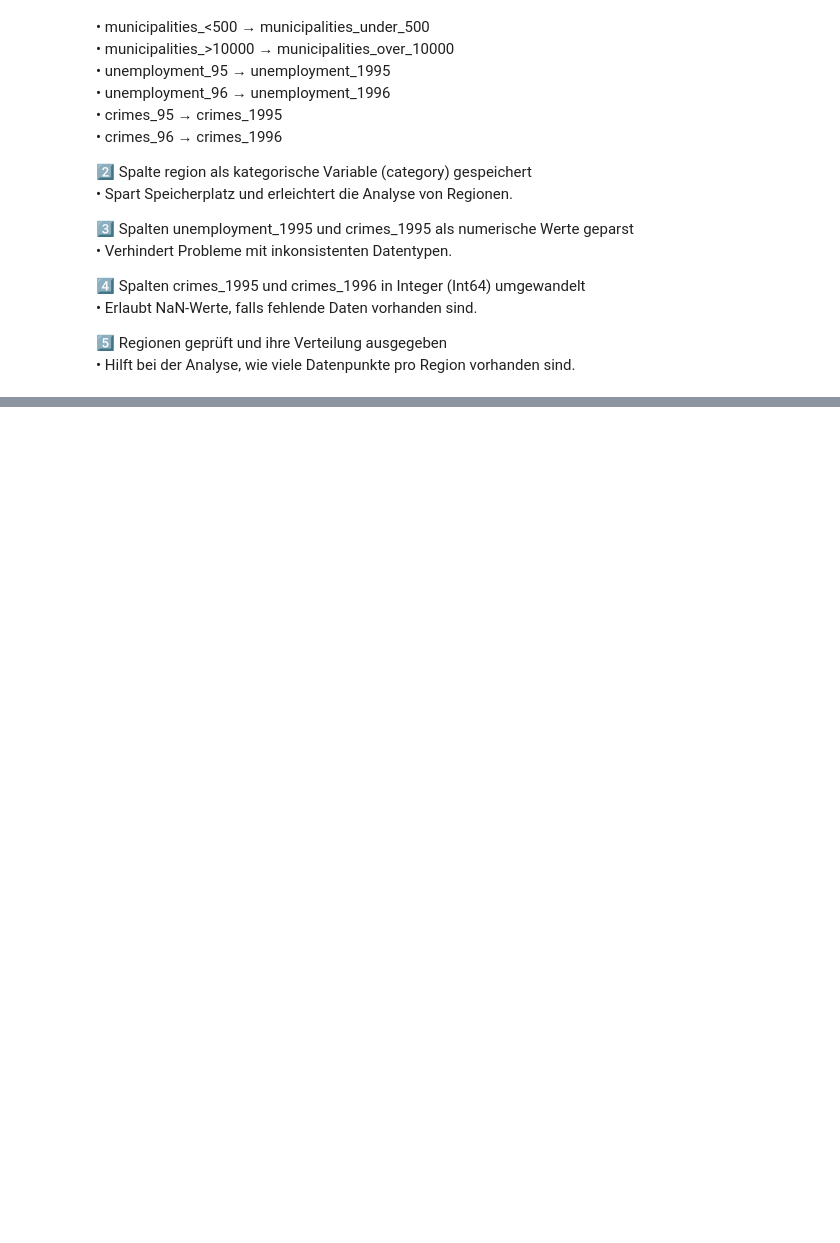
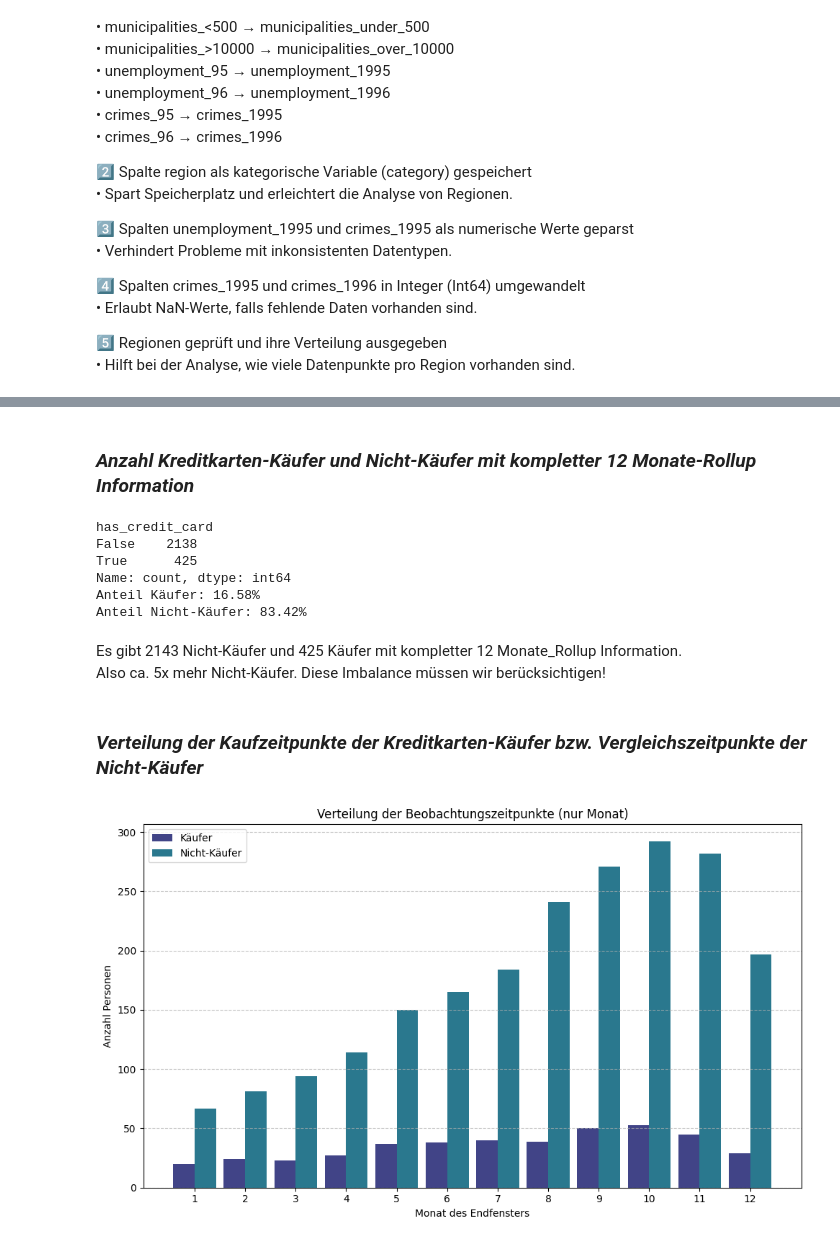
Before and after one commit to Steff72/aml_challenge, a Jupyter notebook: aml_challenge.ipynb, the cells around one changed output, grey strips where cells are left out. Cells and saved outputs as stored; diff of their text form; code cells hidden in the pictures; blank space fills up the shorter version.

```diff
--- a/aml_challenge.ipynb
+++ b/aml_challenge.ipynb
@@ -637,12 +637,14 @@ df_trans["trans_operation"] = df_trans["trans_operation"].replace(mapping_op)
 
 mapping_k = {
     "POJISTNE": "insurance",
+    "SLUZBY": "payment_services",
     "SIPO": "household",
     "UROK": "interest",
     "SANKC. UROK": "penalty_interest",
     "DUCHOD": "pension",
     "UVER": "loan_payment",
-    "NA": "NA"
+    "NA": "NA",
+    " ": "NA"
 }
 df_trans["k_symbol"] = df_trans["k_symbol"].replace(mapping_k)
 
@@ -1001,0 +1024,13 @@ dtype: int64
+# %%
+# Dispositions (nur Owner!) und Client zusammenführen
+df_disp_owner = df_disp[df_disp["role"] == "OWNER"]
+df_cli_disp = df_disp_owner.merge(df_client, on="client_id", how="left")
+
+# Accounts und Dispositions zusammenführen
+# distric_id wird nicht doppelt benötigt
+df_cli_disp_acc = df_cli_disp.merge(df_account.drop(columns=["district_id"]), on="account_id", how="left")
+
+# District-Daten integrieren (welcher Bezirk → demografische Daten)
+df_cli_disp_acc_dist = df_cli_disp_acc.merge(df_district, on="district_id", how="left")
+
+df_cli_disp_acc_dist.head()
@@ -1001,0 +1550,51 @@ dtype: int64
+# %% [markdown]
+### *Anzahl Kreditkarten-Käufer und Nicht-Käufer mit kompletter 12 Monate-Rollup Information*
+# %%
+counts = full_df['has_credit_card'].value_counts()
+print(counts)
+
+# Verhältnis Käufer/Nicht-Käufer
+true_ratio = counts[True] / (counts[False] + counts[True])
+false_ratio = counts[False] / (counts[False] + counts[True])
+print(f"Anteil Käufer: {round(true_ratio * 100, 2)}%")
+print(f"Anteil Nicht-Käufer: {round(false_ratio * 100, 2)}%")
+# %% [output]
+has_credit_card
+False    2138
+True      425
+Name: count, dtype: int64
+Anteil Käufer: 16.58%
+Anteil Nicht-Käufer: 83.42%
+# %% [markdown]
+Es gibt 2143 Nicht-Käufer und 425 Käufer mit kompletter 12 Monate_Rollup Information.
+Also ca. 5x mehr Nicht-Käufer. Diese Imbalance müssen wir berücksichtigen!
+# %% [markdown]
+### *Verteilung der Kaufzeitpunkte der Kreditkarten-Käufer bzw. Vergleichszeitpunkte der Nicht-Käufer*
+# %%
+# Monatswerte aus end_window extrahieren
+full_df['end_month'] = full_df['end_window'].dt.month
+
+# Käufer- vs. Nicht-Käufer-Gruppen
+buyers = full_df[full_df['has_credit_card'] == 1]['end_month']
+non_buyers = full_df[full_df['has_credit_card'] == 0]['end_month']
+
+# Plot
+plt.figure(figsize=(10, 6))
+plt.hist(
+    [buyers, non_buyers],
+    bins=np.arange(1, 14) - 0.5,  # 12 bins für Monate 1–12
+    label=['Käufer', 'Nicht-Käufer'],
+    color=plt.cm.viridis([0.2, 0.4]),
+    rwidth=0.85
+)
+
+plt.xticks(range(1, 13))
+plt.xlabel('Monat des Endfensters')
+plt.ylabel('Anzahl Personen')
+plt.title('Verteilung der Beobachtungszeitpunkte (nur Monat)')
+plt.legend()
+plt.grid(axis='y', linestyle='--', alpha=0.7)
+plt.tight_layout()
+plt.show()
+# %% [output]
+[figure, added]
```
Also changed, not shown: parts of 37 cells of this notebook, 2 other files.
